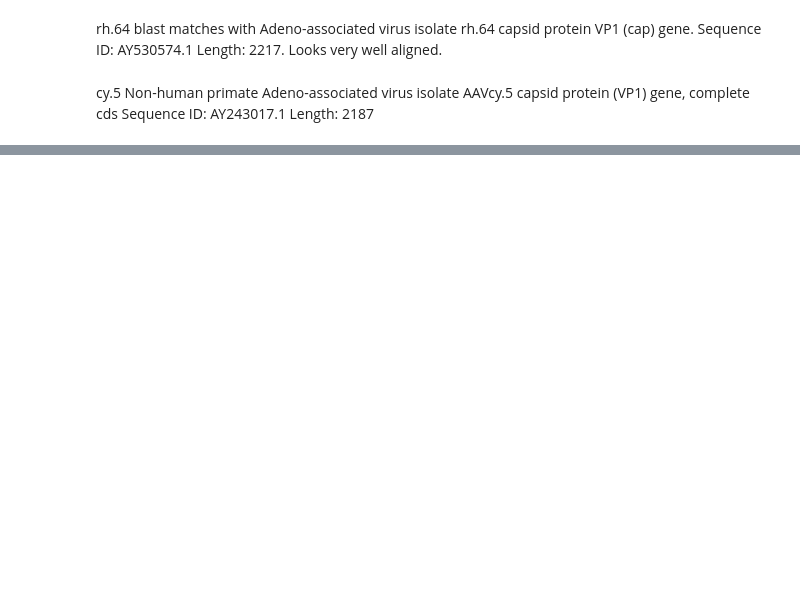
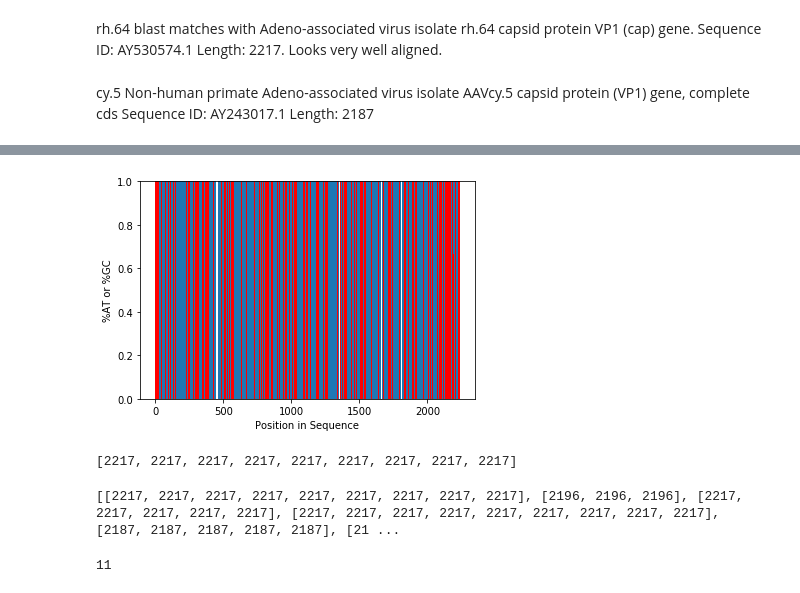
Before and after one commit to nathan2wong/computational_biology_BioE131, a Jupyter notebook: lab2/lab2phylo.ipynb, the cells around one changed output, grey strips where cells are left out. Cells and saved outputs as stored; diff of their text form; code cells hidden in the pictures; blank space fills up the shorter version.

```diff
--- a/lab2/lab2phylo.ipynb
+++ b/lab2/lab2phylo.ipynb
@@ -59,0 +315,29 @@ AttributeError: 'generator' object has no attribute 'next'
+# %%
+AGCTbarplot(cluster2ATCG)
+# %% [output]
+[figure, added]
+# %%
+[len(x) for x in cluster1seq]
+# %% [output]
+[2217, 2217, 2217, 2217, 2217, 2217, 2217, 2217, 2217]
+# %%
+seq_length = []
+num = 1
+while num < 12:
+    temp_cluster_org = eval("cluster"+str(num)+"seq")
+    y = 0
+    temp_single_cluster = []
+    while y < len(temp_cluster_org):
+        temp_single_cluster.append(len(temp_cluster_org[y]))
+        y+=1
+
+    seq_length.append(temp_single_cluster)
+    num += 1
+
+print(seq_length)
+# %% [output]
+[[2217, 2217, 2217, 2217, 2217, 2217, 2217, 2217, 2217], [2196, 2196, 2196], [2217, 2217, 2217, 2217, 2217], [2217, 2217, 2217, 2217, 2217, 2217, 2217, 2217, 2217], [2187, 2187, 2187, 2187, 2187], [21 ...
+# %%
+len(clusters)
+# %% [output]
+11
```
Also changed, not shown: parts of 30 cells of this notebook, 2 other files.
